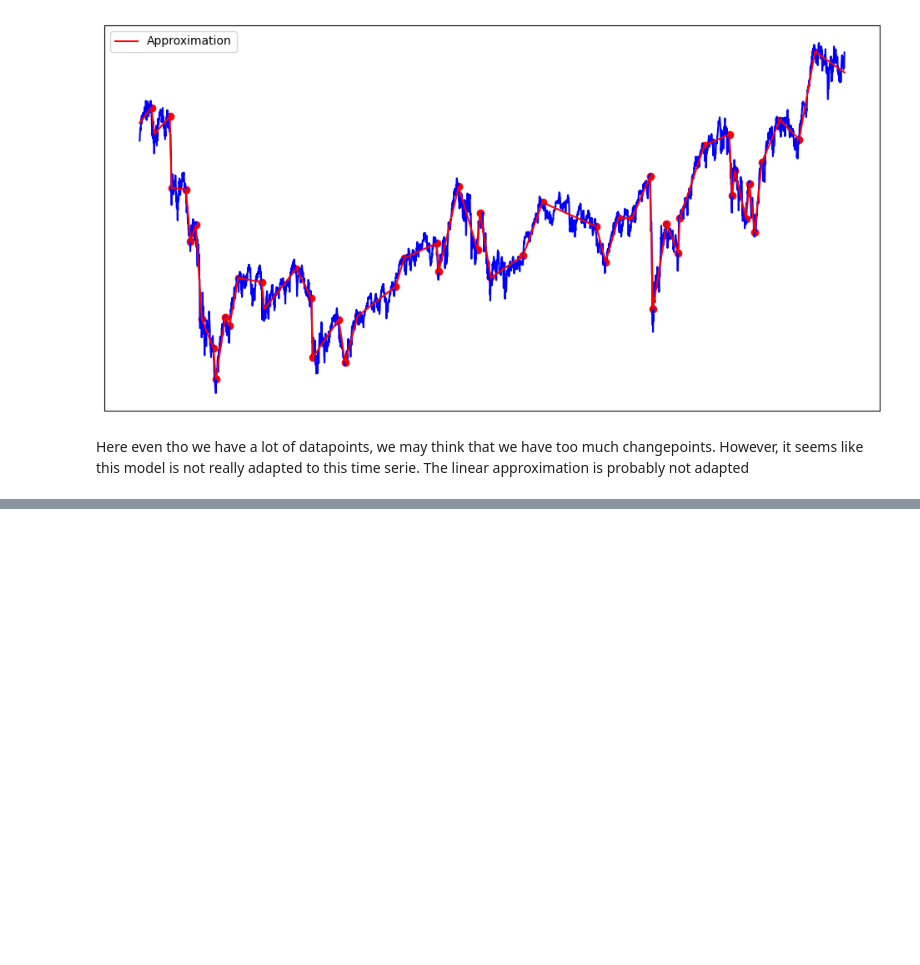
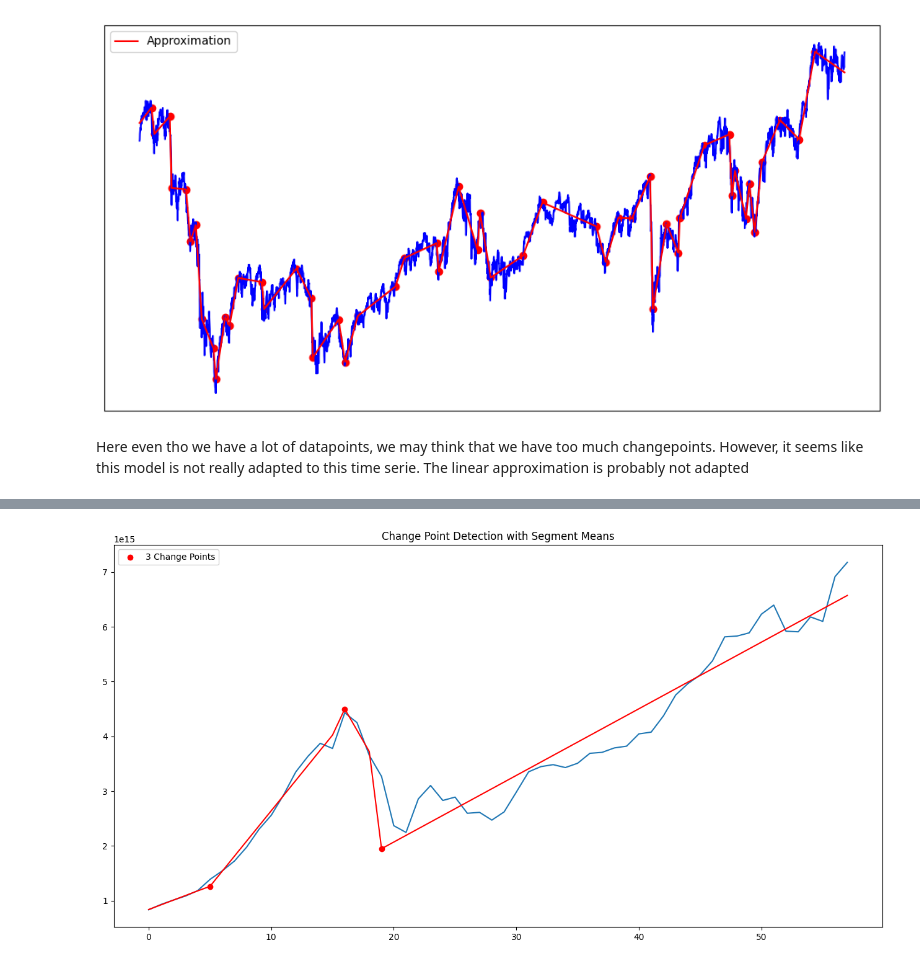
Before and after one commit to QMoayedpour/CPD_MVA, a Jupyter notebook: ntbk/main.ipynb, the cells around one changed output, grey strips where cells are left out. Drawn from its saved outputs; the diff is of its cells as text; code cells hidden in the pictures; blank space fills up the shorter version.

```diff
--- a/ntbk/main.ipynb
+++ b/ntbk/main.ipynb
@@ -383,0 +408,13 @@ Here even tho we have a lot of datapoints, we may think that we have too much ch
+# %%
+### Loading the data...
+with open("../data/gdp_iran.json", "r") as file:
+    data = json.load(file)
+
+gdp_iran = np.array(data["series"][0]["raw"])
+idxs = np.array(data["time"]["raw"])
+###
+detector = PELT(gdp_iran, cost_mse, 20)
+detector.run()
+detector.show_changepoints(3, how="linear")
+# %% [output]
+[figure, added]
```
Also changed, not shown: parts of 6 cells of this notebook, 2 other files.
